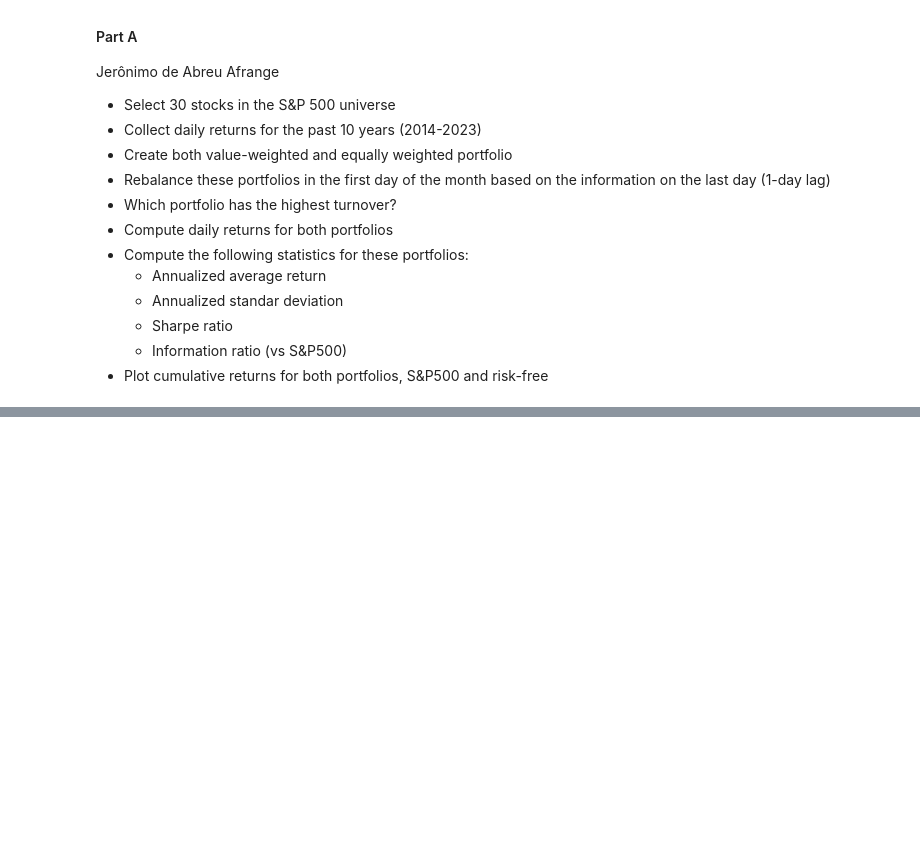
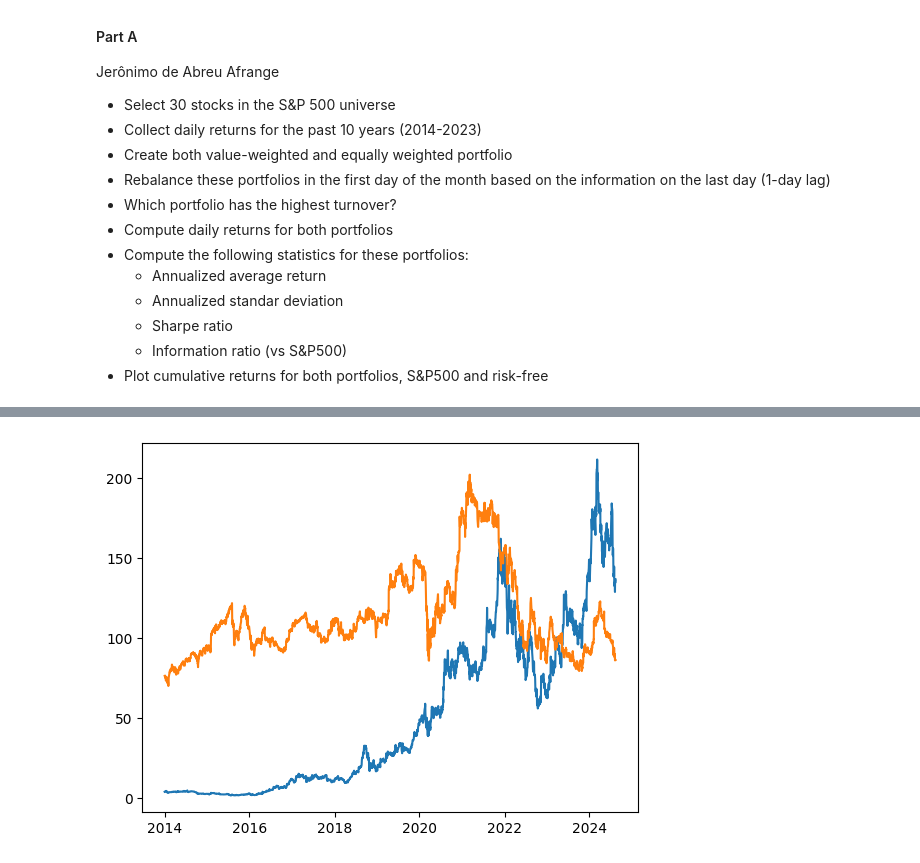
Before and after one commit to williankal/quant_fin, a Jupyter notebook: project-1/part-A.ipynb, the cells around one changed output, grey strips where cells are left out. Drawn from its saved outputs; the diff is of its cells as text; code cells hidden in the pictures; blank space fills up the shorter version.

```diff
--- a/project-1/part-A.ipynb
+++ b/project-1/part-A.ipynb
@@ -123,0 +109,6 @@ plt.show()
+# %%
+plt.plot(stocks_data[stocks_data["Ticker"] == "AMD"]["Date"], stocks_data[stocks_data["Ticker"] == "AMD"]["PX_LAST"])
+plt.plot(stocks_data[stocks_data["Ticker"] == "DIS"]["Date"], stocks_data[stocks_data["Ticker"] == "DIS"]["PX_LAST"])
+plt.show()
+# %% [output]
+[figure, added]
```
Also changed, not shown: parts of 4 cells of this notebook.
